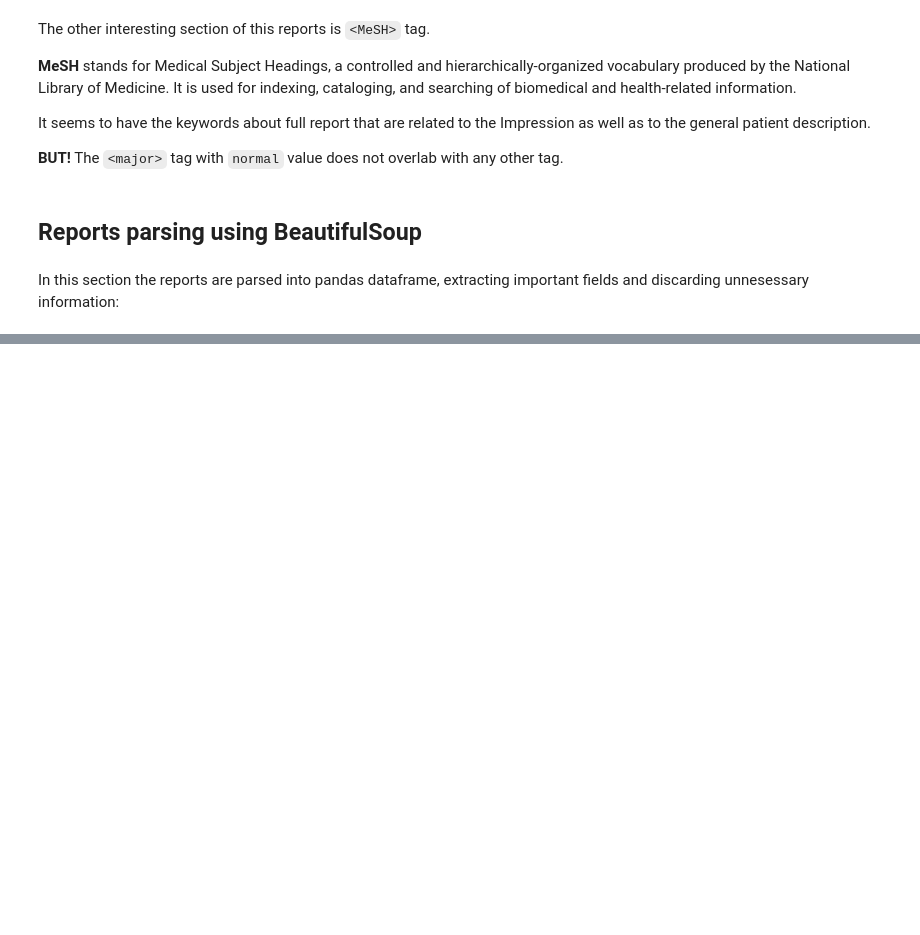
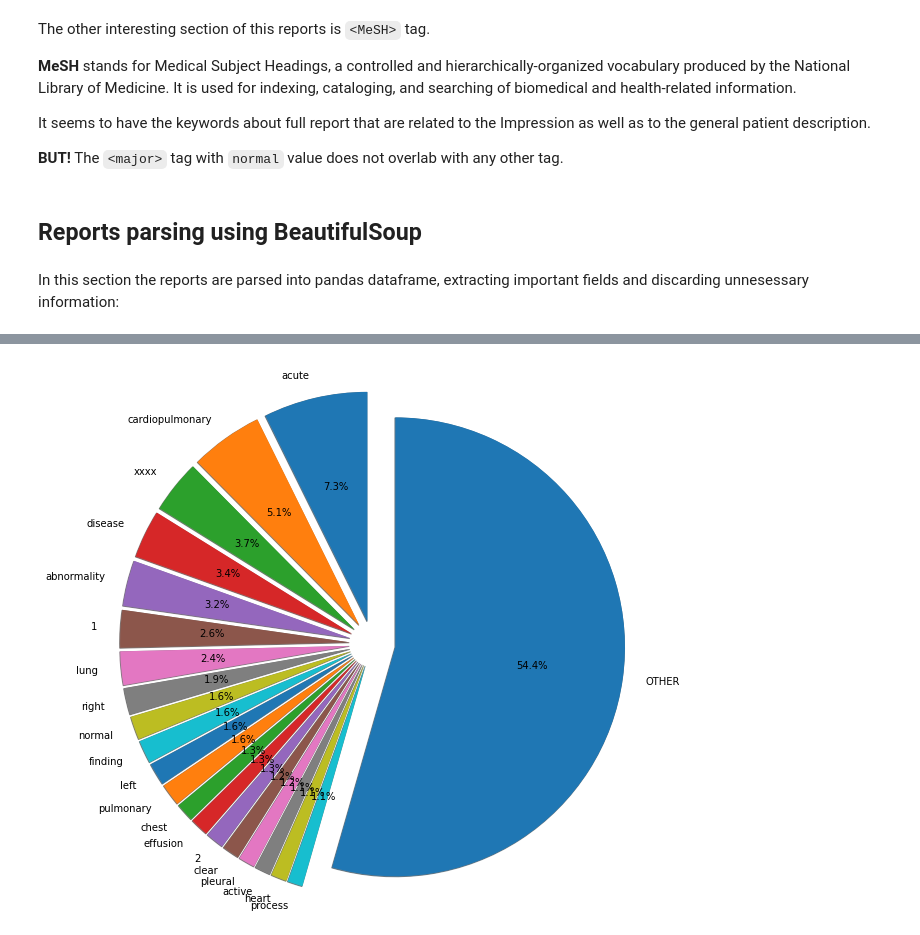
Before and after one commit to Genvekt/DS_Project_S20, a Jupyter notebook: preprocessing.ipynb, the cells around one changed output, grey strips where cells are left out. Drawn from its saved outputs; the diff is of its cells as text; code cells hidden in the pictures; blank space fills up the shorter version.

```diff
--- a/preprocessing.ipynb
+++ b/preprocessing.ipynb
@@ -136,0 +251,14 @@ data.head()
+# %%
+def plot_pie(counter, amount):
+    data = counter.most_common(amount)
+    labels = list(map((lambda x:x[0]),data))
+    values = list(map((lambda x:x[1]),data))
+    other_size = sum(counter.values()) - sum(values)
+    labels.append('OTHER')
+    values.append(other_size)
+
+    fig1, ax1 = plt.subplots(figsize=(10,10))
+    ax1.pie(values, labels=labels, autopct='%1.1f%%',
+        shadow=True, startangle=90, radius=10, explode=[1]*len(values))
+    ax1.axis('equal')
+    plt.show()
@@ -136,0 +285,4 @@ data.head()
+# %%
+plot_pie(stat.words_frequency,20)
+# %% [output]
+[figure, added]
```
Also changed, not shown: parts of 63 cells of this notebook, 8 other files.
